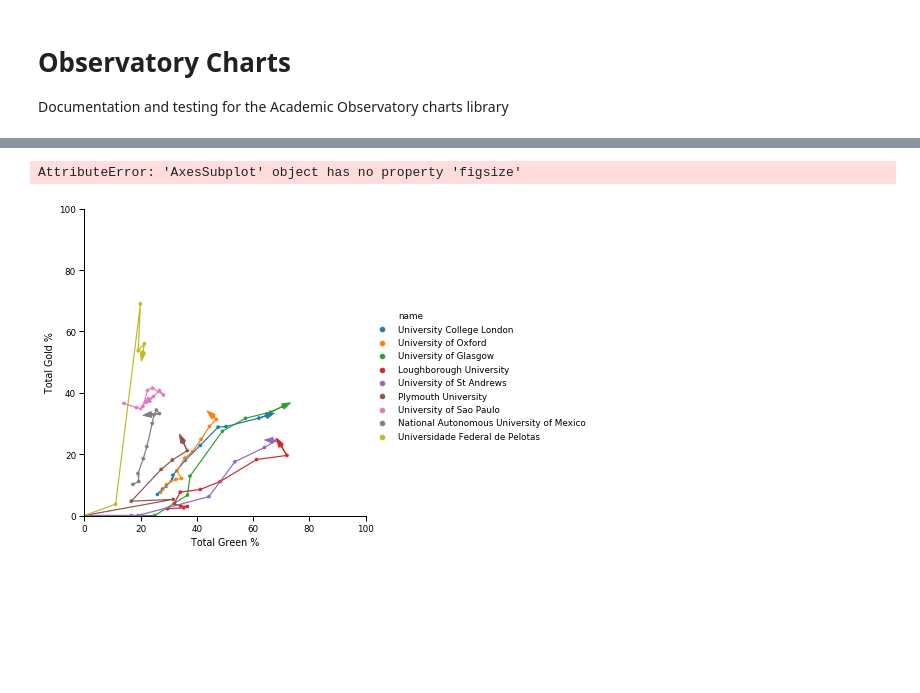
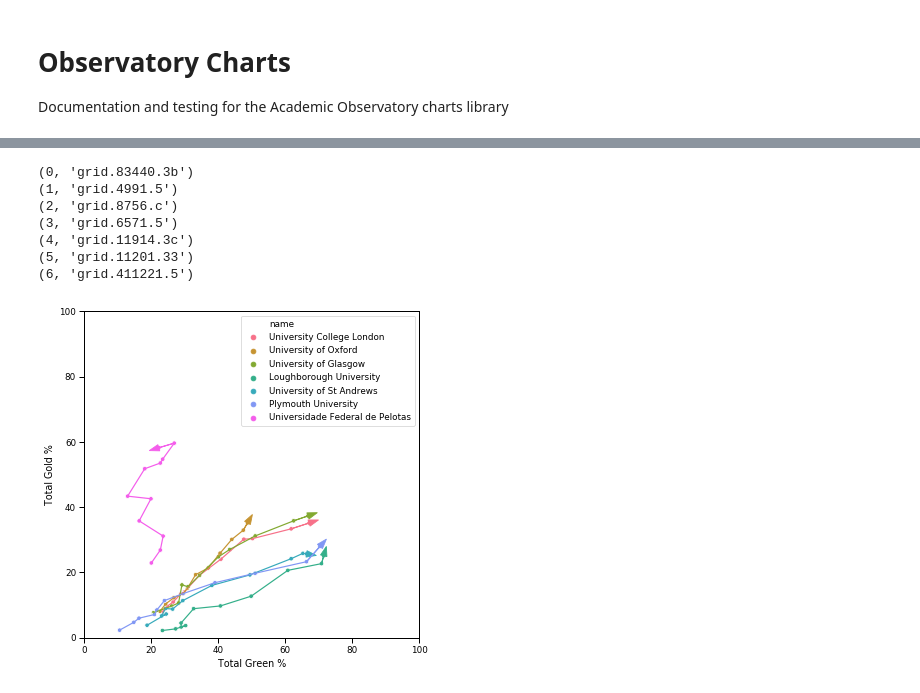
Before and after one commit to The-Academic-Observatory/observatory-platform, a Jupyter notebook: academic_observatory/analysis/Observatory Charts.ipynb, the cells around one changed output, grey strips where cells are left out. Cells and saved outputs as stored; diff of their text form; code cells hidden in the pictures; blank space fills up the shorter version.

```diff
--- a/academic_observatory/analysis/Observatory Charts.ipynb
+++ b/academic_observatory/analysis/Observatory Charts.ipynb
@@ -173,20 +196,32 @@ tp.plot(wspace=1.36)
 # %%
-comparison = ['grid.83440.3b', # University College London
-              'grid.4991.5', # University of Oxford
-              'grid.8756.c', # University of Glasgow
-              'grid.6571.5', # Loughborough University
-              'grid.11914.3c', # University of St Andrews
-              'grid.11201.33', #Plymouth University
-              'grid.11899.38', # University of Sao Paolo
-              'grid.9486.3', # National Autonomous University of Mexico
-              'grid.411221.5' # Universidade Federal de Pelotas
-             ]
+comparison = [
+                'grid.83440.3b', # University College London
+                'grid.4991.5', # University of Oxford
+                'grid.8756.c', # University of Glasgow
+                'grid.6571.5', # Loughborough University
+                'grid.11914.3c', # University of St Andrews
+                'grid.11201.33', #Plymouth University
+                #'grid.11899.38' # University of Sao Paolo
+                #'grid.410543.7', # Sao Paulo State University
+                #'grid.9486.3' # National Autonomous University of Mexico
+                'grid.411221.5' # Universidade Federal de Pelotas
+                    ]
 t = TimePath(test_data, (2007,2018),
              comparison,
              'percent_green', 'percent_gold')
+# %%
+for e in enumerate(t.unis):
+    print(e)
+# %% [output]
+(0, 'grid.83440.3b')
+(1, 'grid.4991.5')
+(2, 'grid.8756.c')
+(3, 'grid.6571.5')
+(4, 'grid.11914.3c')
+(5, 'grid.11201.33')
+(6, 'grid.411221.5')
 # %%
 t.process_data()
-t.plot(xlim=(0,100), ylim=(0,100), xlabel='Total Green %', ylabel = 'Total Gold %', figsize=(8,8))
+p = t.plot(xlim=(0,100), ylim=(0,100), xlabel='Total Green %', ylabel = 'Total Gold %', figsize=(6,6))
 # %% [output]
-AttributeError: 'AxesSubplot' object has no property 'figsize'
-[figure, old version]
+[figure, new version]
```
Also changed, not shown: parts of 19 cells of this notebook, 1 other file.
